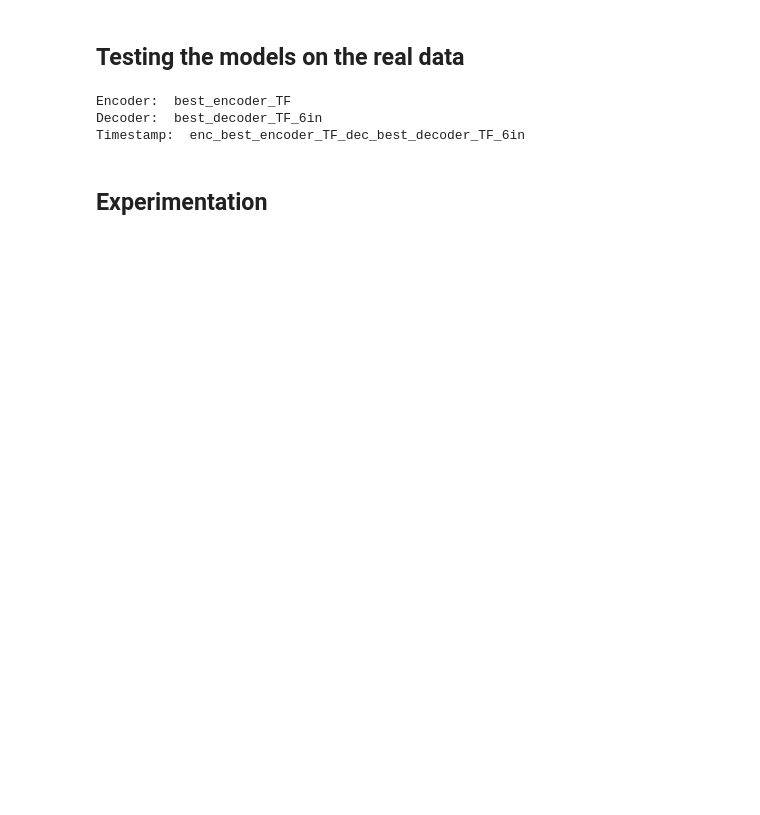
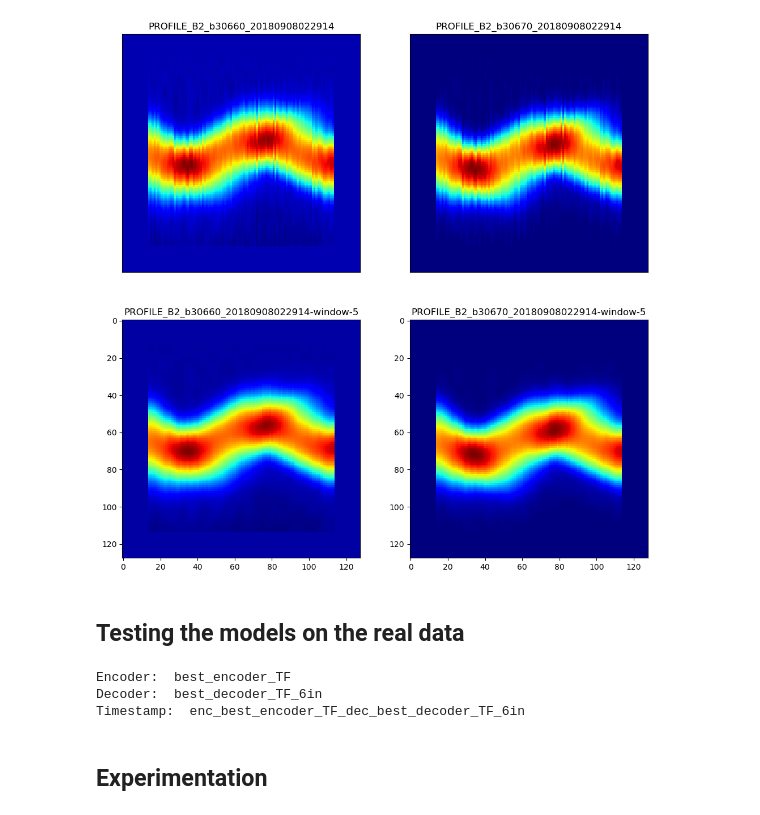
Before and after one commit to kiliakis/tomography_ML, a Jupyter notebook: inspect_real_data.ipynb, the cells around one changed output. Saved outputs shown, nothing was run; the diff lists cells and outputs as text; code cells hidden in the pictures; blank space fills up the shorter version.

```diff
--- a/inspect_real_data.ipynb
+++ b/inspect_real_data.ipynb
@@ -83,3 +87,36 @@ To enable them in other operations, rebuild TensorFlow with the appropriate comp
+# %%
+
+
+nrows = 2
+# Get nrows * nrows random images
+sample = np.random.choice(np.arange(len(wf_test_orig)),
+                          size=nrows, replace=False)
+
+samples_X = tf.gather(wf_test_orig, sample)
+
+# Create 3x3 grid of figures
+fig, axes = plt.subplots(ncols=nrows, nrows=nrows, figsize=(12, 12))
+axes = np.ravel(axes)
+# for i in range(len(axes)):
+for i in range(len(sample)):
+    ax = axes[i]
+    ax.set_xticks([])
+    ax.set_yticks([])
+    ax.imshow(samples_X[i], cmap='jet')
+    ax.set_title(f'{wf_id[i]}')
+
+    ax = axes[i+2]
+    # show the image
+    window = 5
+    averaged = window_mean(samples_X[i].numpy().reshape(128, 128), window, axis=0)
+    ax.imshow(averaged, cmap='jet')
+    ax.set_title(f'{wf_id[i]}-window-{window}')
+
+    # print(averaged.shape)
+    # break
+    # Set the label
+# %% [output]
+[figure, added]
 # %% [markdown]
 ## Testing the models on the real data
 # %%
```
Also changed, not shown: parts of 6 cells of this notebook, 1 other file.
